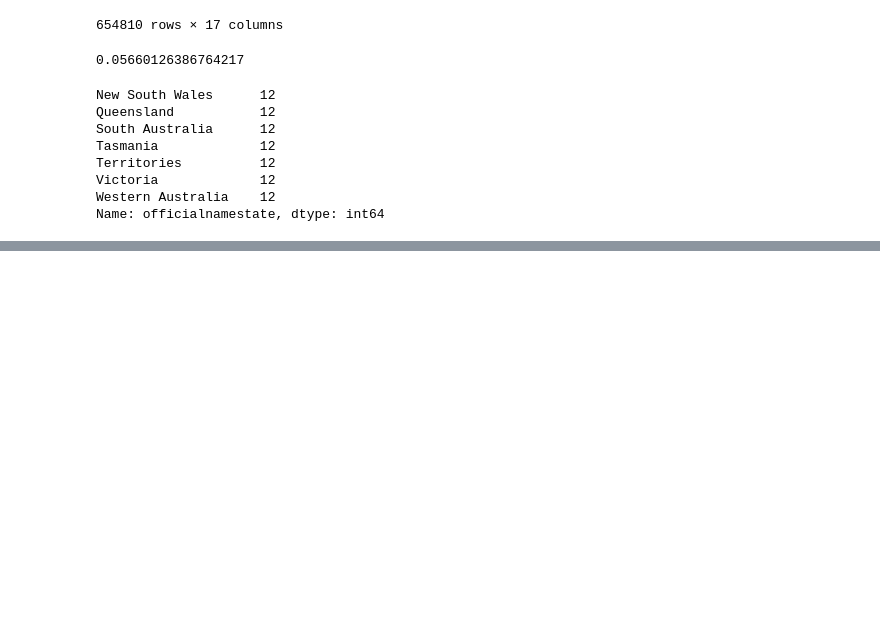
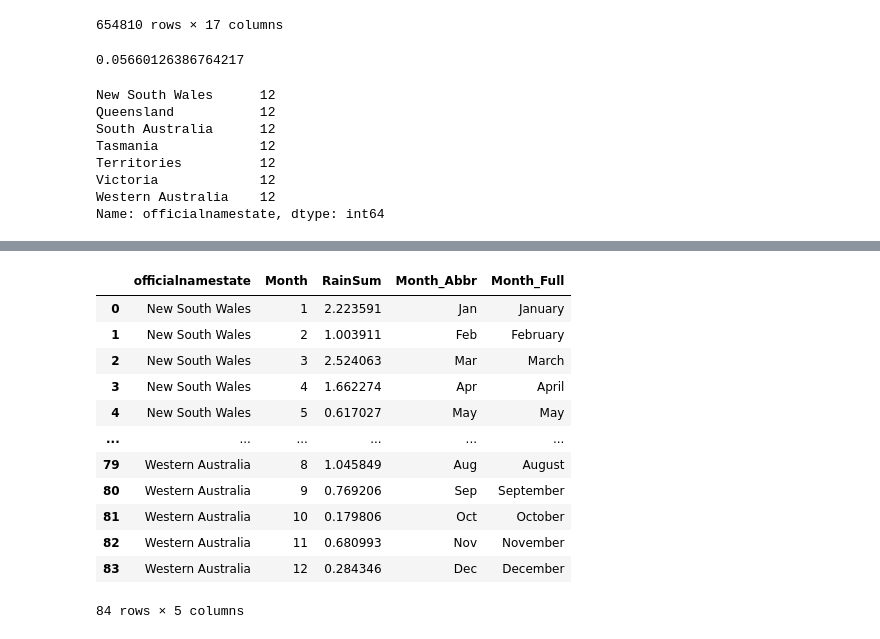
Before and after one commit to danielliu2707/AusClimate, a Jupyter notebook: notebooks/rainfall_streamgraph.ipynb, the cells around one changed output, grey strips where cells are left out. Cells and saved outputs as stored; diff of their text form; code cells hidden in the pictures; blank space fills up the shorter version.

Commit message:
Add abbreviated and full month names to streamgraph datasets.

```diff
--- a/notebooks/rainfall_streamgraph.ipynb
+++ b/notebooks/rainfall_streamgraph.ipynb
@@ -84,3 +85,6 @@ Territories          12
 Victoria             12
 Western Australia    12
 Name: officialnamestate, dtype: int64
+# %%
+state_rainfall = pd.read_csv("../data/state_rainfall.csv", index_col=0)
+state_rainfall
@@ -86,0 +105,22 @@ Name: officialnamestate, dtype: int64
+# %%
+# Map month (int) to month (string):
+abbrev_dict = {index: month for index, month in enumerate(calendar.month_abbr) if month}
+full_dict = {index: month for index, month in enumerate(calendar.month_name) if month}
+state_rainfall['Month_Abbr'] = state_rainfall['Month'].apply(lambda x: abbrev_dict[x])
+state_rainfall['Month_Full'] = state_rainfall['Month'].apply(lambda x: full_dict[x])
+# %%
+state_rainfall
+# %% [output]
+|  | officialnamestate | Month | RainSum | Month_Abbr | Month_Full |
+| 0 | New South Wales | 1 | 2.223591 | Jan | January |
+| 1 | New South Wales | 2 | 1.003911 | Feb | February |
+| 2 | New South Wales | 3 | 2.524063 | Mar | March |
+| 3 | New South Wales | 4 | 1.662274 | Apr | April |
+| 4 | New South Wales | 5 | 0.617027 | May | May |
+| ... | ... | ... | ... | ... | ... |
+| 79 | Western Australia | 8 | 1.045849 | Aug | August |
+| 80 | Western Australia | 9 | 0.769206 | Sep | September |
+| 81 | Western Australia | 10 | 0.179806 | Oct | October |
+| 82 | Western Australia | 11 | 0.680993 | Nov | November |
+| 83 | Western Australia | 12 | 0.284346 | Dec | December |
+84 rows × 5 columns
```
Also changed, not shown: parts of 3 cells of this notebook, 3 other files.
